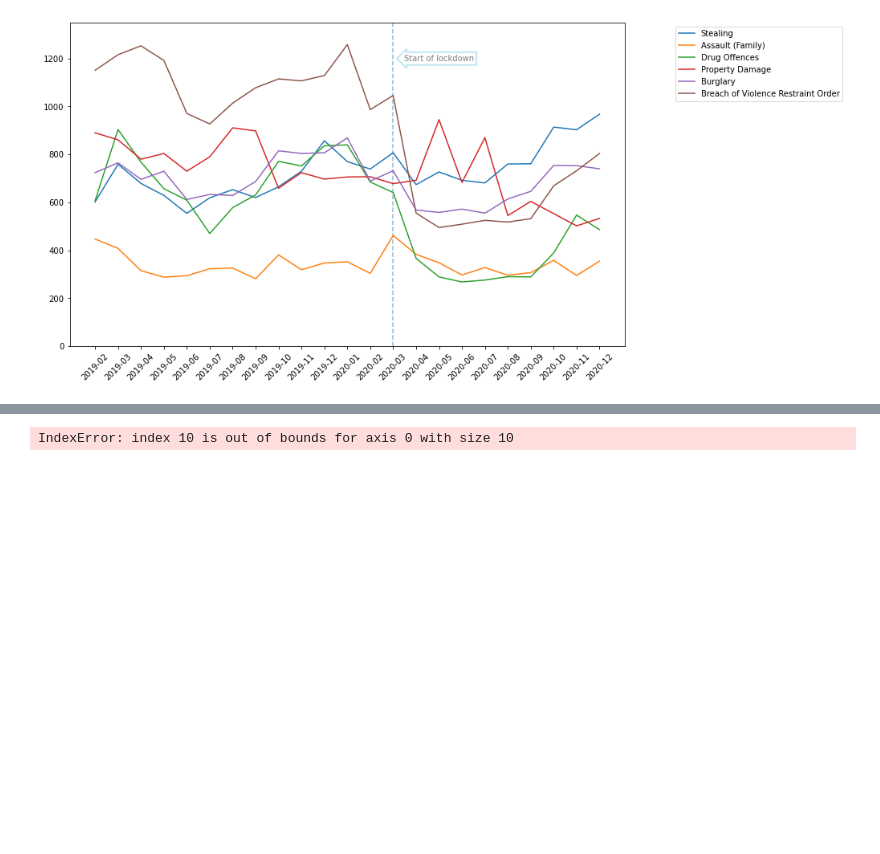
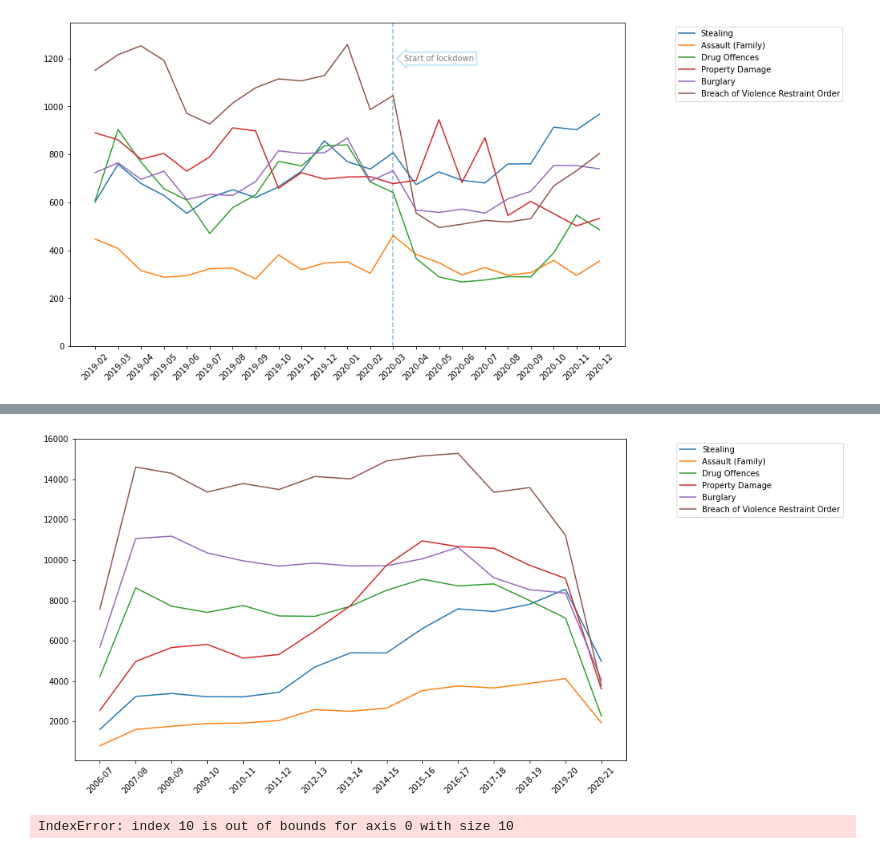
Before and after one commit to FernB/WACrimeRatesCovid19, a Jupyter notebook: WACrimeStatistics.ipynb, the cells around one changed output, grey strips where cells are left out. Saved outputs shown, nothing was run; the diff lists cells and outputs as text; code cells hidden in the pictures; blank space fills up the shorter version.

Commit message:
all years line graph for region

```diff
--- a/WACrimeStatistics.ipynb
+++ b/WACrimeStatistics.ipynb
@@ -160,3 +160,10 @@ plt.legend(keycrimes,bbox_to_anchor = (1.4, 1.0))
 plt.show()
 # %% [output]
 [figure]
+# %%
+
+yearly_df = Regional_df.groupby(['WAPOL_Hierarchy_Lvl2','Year'])['COUNT_of_Offnc_ID'].sum().reset_index()
+yearly_df = yearly_df[yearly_df['WAPOL_Hierarchy_Lvl2'].isin(keycrimes)]
+# %%
+yearly_pivot = yearly_df.pivot(index='Year', columns='WAPOL_Hierarchy_Lvl2', values='COUNT_of_Offnc_ID')
+yearly_pivot
@@ -163,3 +188,15 @@ plt.show()
+# %%
+fig= plt.figure(figsize=(12,7))
+
+axes= fig.add_axes([0.1,0.1,0.8,0.8])
+
+axes.plot(yearly_pivot)
+
+plt.xticks(rotation=45)
+plt.legend(keycrimes,bbox_to_anchor = (1.4, 1.0))
+plt.show()
+# %% [output]
+[figure, added]
 # %%
 a = 0
 fig, axs = plt.subplots(5,2, sharex=True, sharey=False)
```
Also changed, not shown: parts of 1 cell of this notebook.
